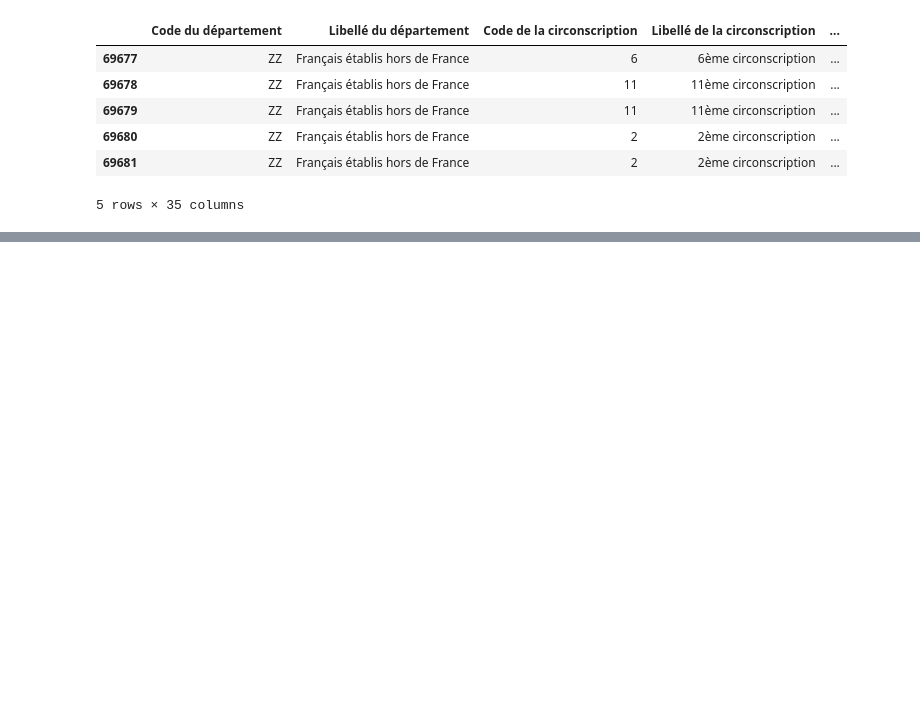
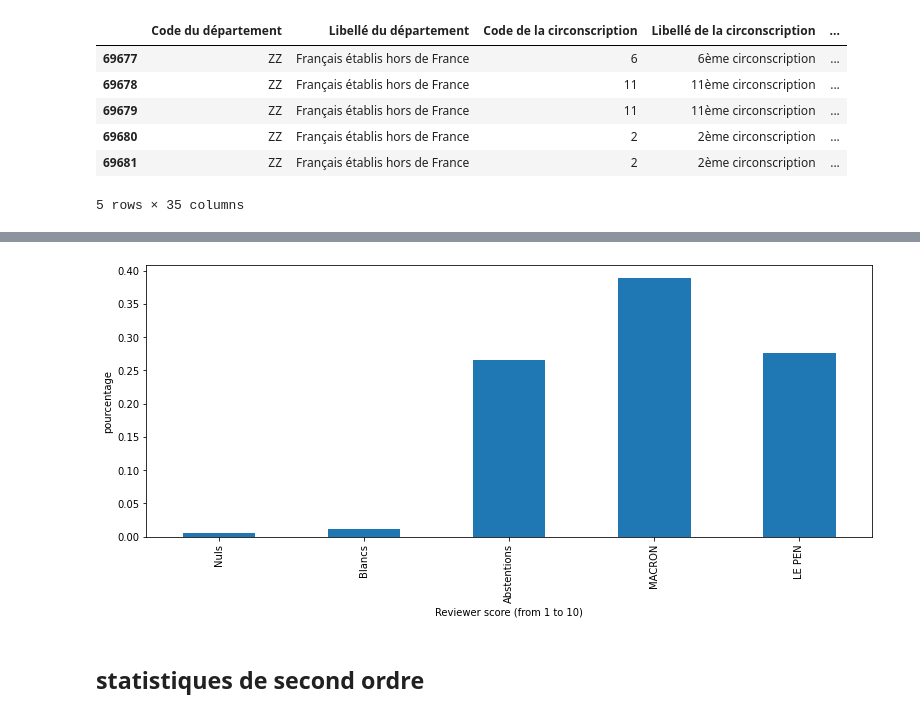
Before and after one commit to laurentperrinet/2022-05-04_transfert-des-voix, a Jupyter notebook: 2022-05-04_transfert-des-voix.ipynb, the cells around one changed output, grey strips where cells are left out. Cells and saved outputs as stored; diff of their text form; code cells hidden in the pictures; blank space fills up the shorter version.

```diff
--- a/2022-05-04_transfert-des-voix.ipynb
+++ b/2022-05-04_transfert-des-voix.ipynb
@@ -307,0 +357,5 @@ T2.tail()
+# %%
+col_start = 23
+col_par_cdt = 7
+candidats = T2.iloc[0][col_start::col_par_cdt]
+candidats
@@ -307,0 +366,4 @@ T2.tail()
+# %%
+df_2 = T2[['Nuls', 'Blancs', 'Abstentions']].copy()
+#df_1 = df_1.rename(columns={"Nuls": "1_Nuls", "Abstentions": "1_Abstentions"})
+df_2.head()
@@ -307,0 +377,5 @@ T2.tail()
+# %%
+for i_candidat, candidat in enumerate(candidats):
+    i_col = col_start + i_candidat*col_par_cdt + 2
+    print(i_col, T2.iloc[:, i_col].values)
+    df_2[candidat] = T2.iloc[:, i_col].values
@@ -307,0 +394,13 @@ T2.tail()
+# %%
+fig, ax = plt.subplots(figsize=(13, 5))
+k = df_2.sum()/df_2.sum().sum()
+ax = k.plot.bar(ax=ax)
+ax.set_xlabel('Reviewer score (from 1 to 10)')
+#ax.set_xlim(1, 10)
+#ax.set_xticks(np.arange(1, 10)+.5)
+#ax.set_xticklabels(np.arange(1, 10))
+ax.set_ylabel('pourcentage');
+# %% [output]
+[figure, added]
+# %% [markdown]
+## statistiques de second ordre
```
Also changed, not shown: parts of 28 cells of this notebook.
